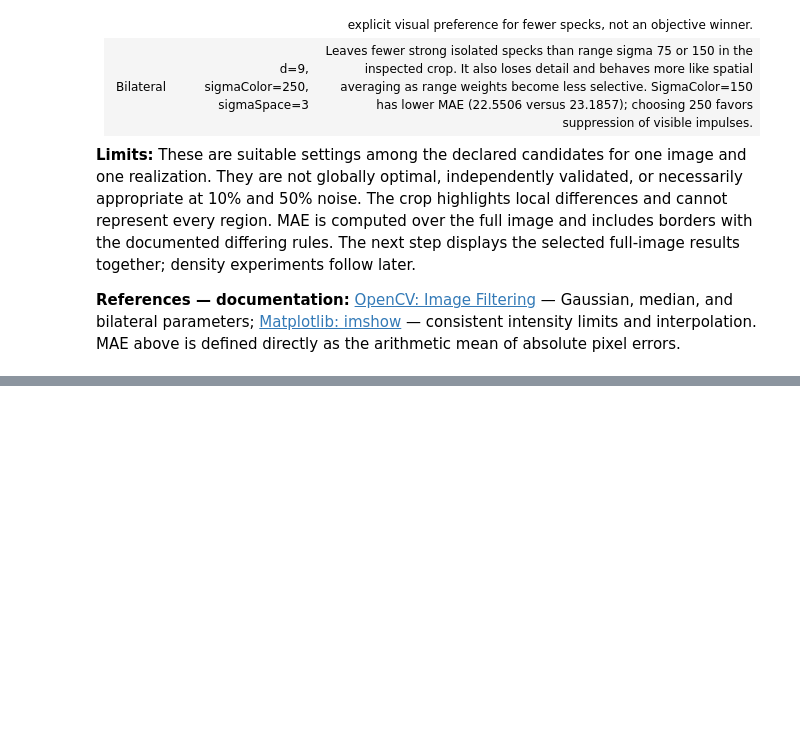
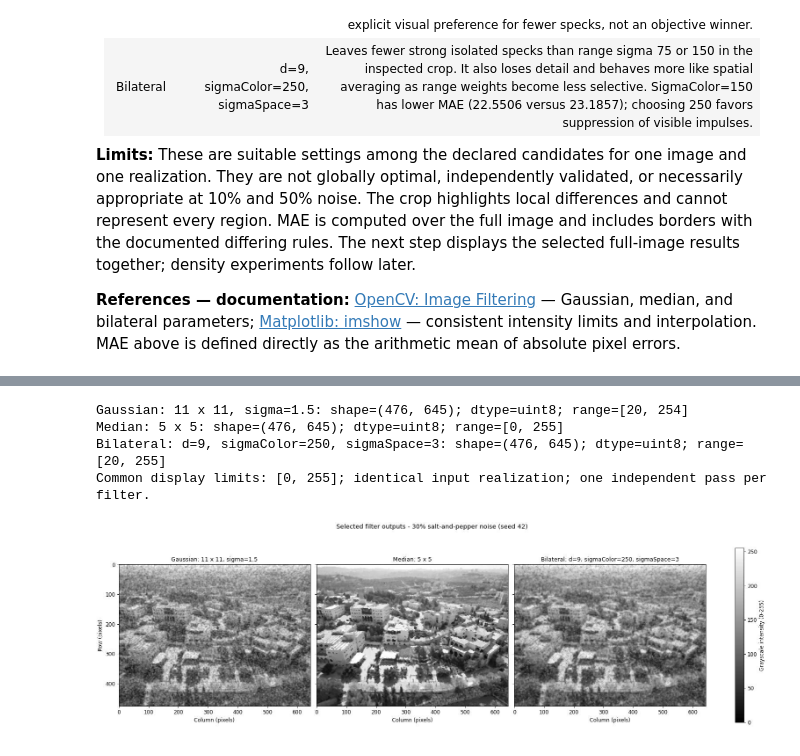
Before and after one commit to RuwaYafa/ComputerVision, a Jupyter notebook: Assignments/Assign_1/Assignment_1.ipynb, the cells around one changed output, grey strips where cells are left out. Drawn from its saved outputs; the diff is of its cells as text; code cells hidden in the pictures; blank space fills up the shorter version.

Commit message:
Display selected noise-removal filter outputs side by side with shared scale

```diff
--- a/Assignments/Assign_1/Assignment_1.ipynb
+++ b/Assignments/Assign_1/Assignment_1.ipynb
@@ -1448,0 +1455,27 @@ Selection is visual; the lowest-MAE candidate is not necessarily selected.
+# %%
+# Display the already selected outputs without applying another filtering pass.
+selected_filter_views = [
+    ("Gaussian: 11 x 11, sigma=1.5", gaussian_selected_30),
+    ("Median: 5 x 5", median_selected_30),
+    ("Bilateral: d=9, sigmaColor=250, sigmaSpace=3", bilateral_selected_30)
+]
+fig, axes = plt.subplots(1, 3, figsize=(18, 5.8), sharex=True, sharey=True,
+                         constrained_layout=True)
+for ax, (label, result) in zip(axes, selected_filter_views):
+    assert result.shape == clean_gray.shape and result.dtype == np.uint8
+    filtered_plot = ax.imshow(result, cmap="gray", vmin=0, vmax=255,
+                               interpolation="nearest", aspect="equal")
+    ax.set_title(label, fontsize=11)
+    ax.set_xlabel("Column (pixels)")
+    print(f"{label}: shape={result.shape}; dtype={result.dtype}; range=[{result.min()}, {result.max()}]")
+axes[0].set_ylabel("Row (pixels)")
+fig.colorbar(filtered_plot, ax=axes, label="Grayscale intensity (0-255)", shrink=0.85)
+fig.suptitle(f"Selected filter outputs - {noise_density:.0%} salt-and-pepper noise (seed {noise_seed})")
+plt.show()
+print("Common display limits: [0, 255]; identical input realization; one independent pass per filter.")
+# %% [output]
+Gaussian: 11 x 11, sigma=1.5: shape=(476, 645); dtype=uint8; range=[20, 254]
+Median: 5 x 5: shape=(476, 645); dtype=uint8; range=[0, 255]
+Bilateral: d=9, sigmaColor=250, sigmaSpace=3: shape=(476, 645); dtype=uint8; range=[20, 255]
+Common display limits: [0, 255]; identical input realization; one independent pass per filter.
+[figure, added]
```
Also changed, not shown: parts of 2 cells of this notebook.
